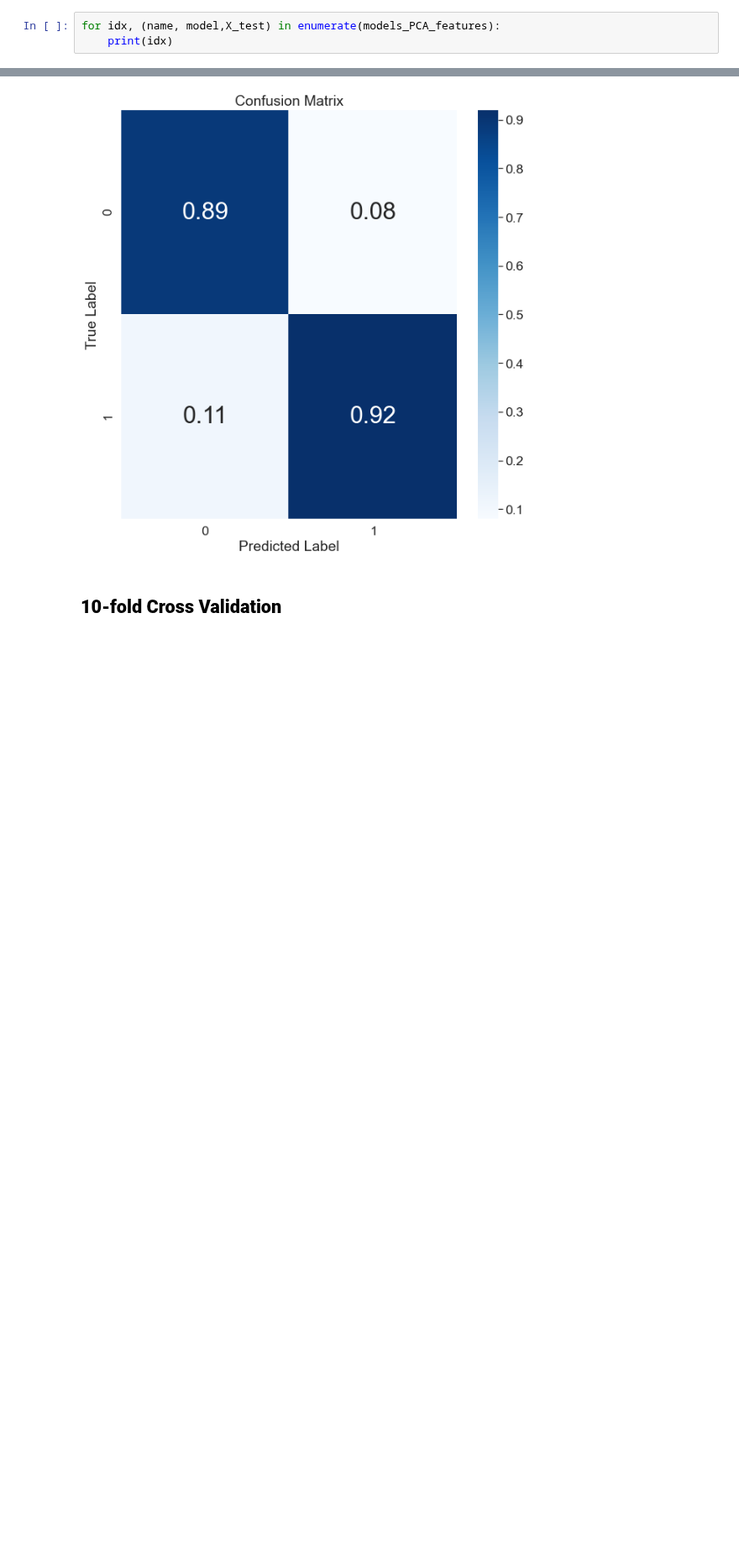
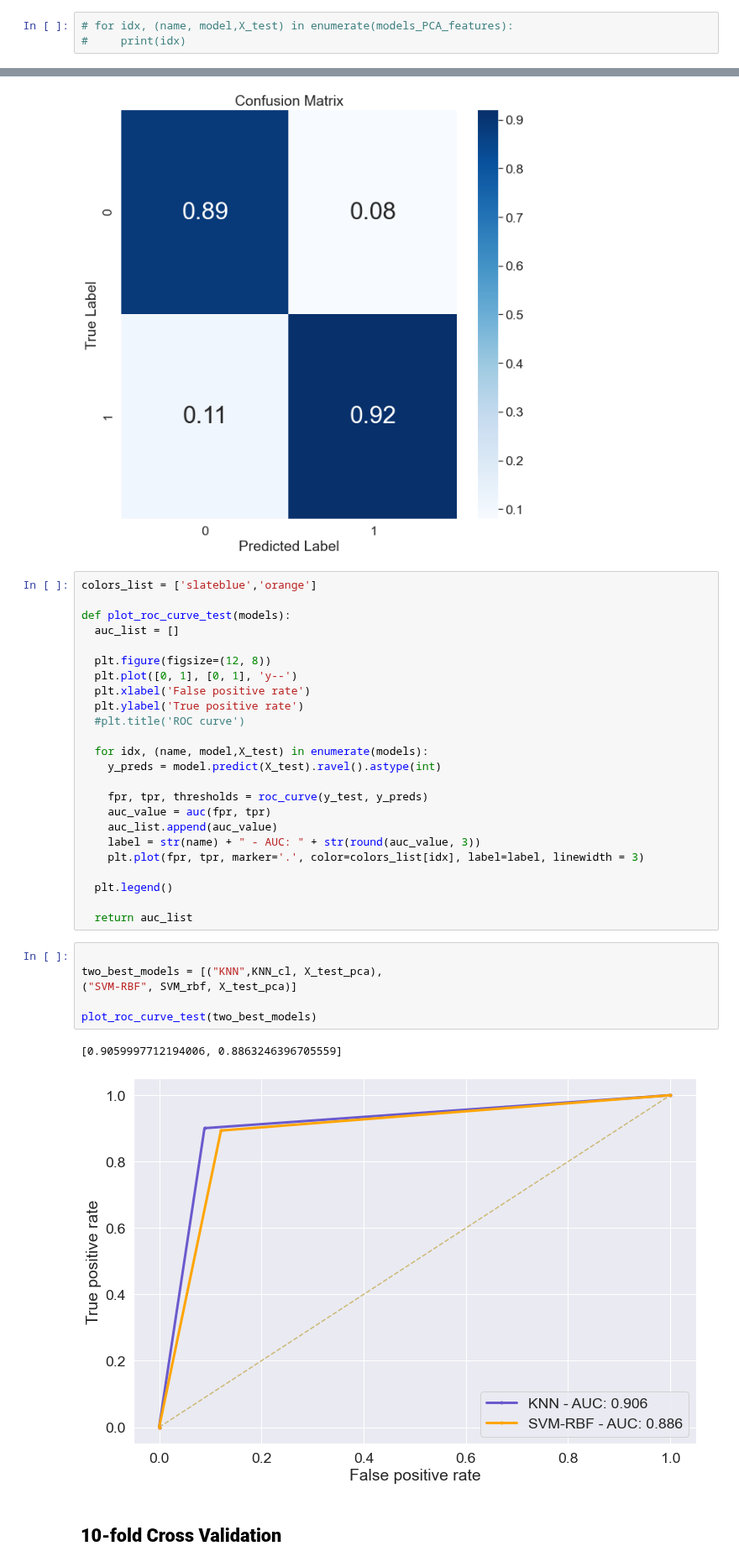
Before and after one commit to FgSurewin/Brain_Tumor_Project, a Jupyter notebook: notebooks/Niloufar_BlancedData_Augmentation.ipynb, the cells around one changed output, grey strips where cells are left out. Shown at 84% size. Drawn from its saved outputs; the diff is of its cells as text; blank space fills up the shorter version.

Commit message:
Evaluation on test, two best models selected

```diff
--- a/notebooks/Niloufar_BlancedData_Augmentation.ipynb
+++ b/notebooks/Niloufar_BlancedData_Augmentation.ipynb
@@ -398,5 +398,5 @@ plot_roc_curve(models_PCA_features)
  0.8598271647052134]
 [figure]
 # %%
-for idx, (name, model,X_test) in enumerate(models_PCA_features):
-    print(idx)
+# for idx, (name, model,X_test) in enumerate(models_PCA_features):
+#     print(idx)
@@ -445,6 +439,39 @@ plot_confusion_matraix(KNN_cl,X_test_pca,y_test,threshold=0.5)
    macro avg       0.91      0.91      0.91       265
 weighted avg       0.91      0.91      0.91       265
 [figure]
+# %%
+colors_list = ['slateblue','orange']
+
+def plot_roc_curve_test(models):
+  auc_list = []
+
+  plt.figure(figsize=(12, 8))
+  plt.plot([0, 1], [0, 1], 'y--')
+  plt.xlabel('False positive rate')
+  plt.ylabel('True positive rate')
+  #plt.title('ROC curve')
+
+  for idx, (name, model,X_test) in enumerate(models):
+    y_preds = model.predict(X_test).ravel().astype(int)
+
+    fpr, tpr, thresholds = roc_curve(y_test, y_preds)
+    auc_value = auc(fpr, tpr)
+    auc_list.append(auc_value)
+    label = str(name) + " - AUC: " + str(round(auc_value, 3))
+    plt.plot(fpr, tpr, marker='.', color=colors_list[idx], label=label, linewidth = 3)
+
+  plt.legend()
+
+  return auc_list
+# %%
+
+two_best_models = [("KNN",KNN_cl, X_test_pca),
+("SVM-RBF", SVM_rbf, X_test_pca)]
+
+plot_roc_curve_test(two_best_models)
+# %% [output]
+[0.9059997712194006, 0.8863246396705559]
+[figure, added]
 # %% [markdown]
 ## **10-fold Cross Validation**
 # %%
```
Also changed, not shown: parts of 2 cells of this notebook, 1 other file.
